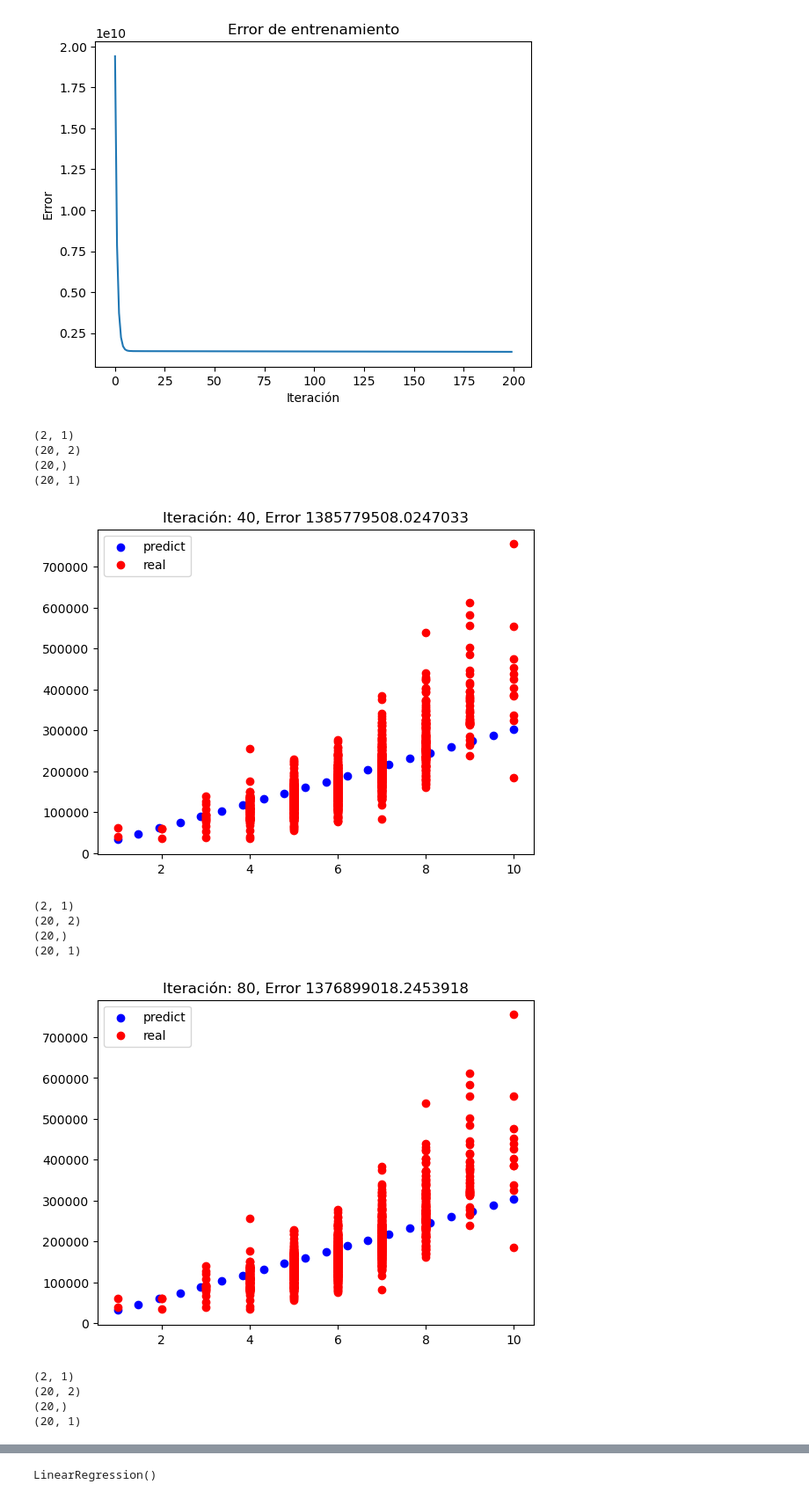
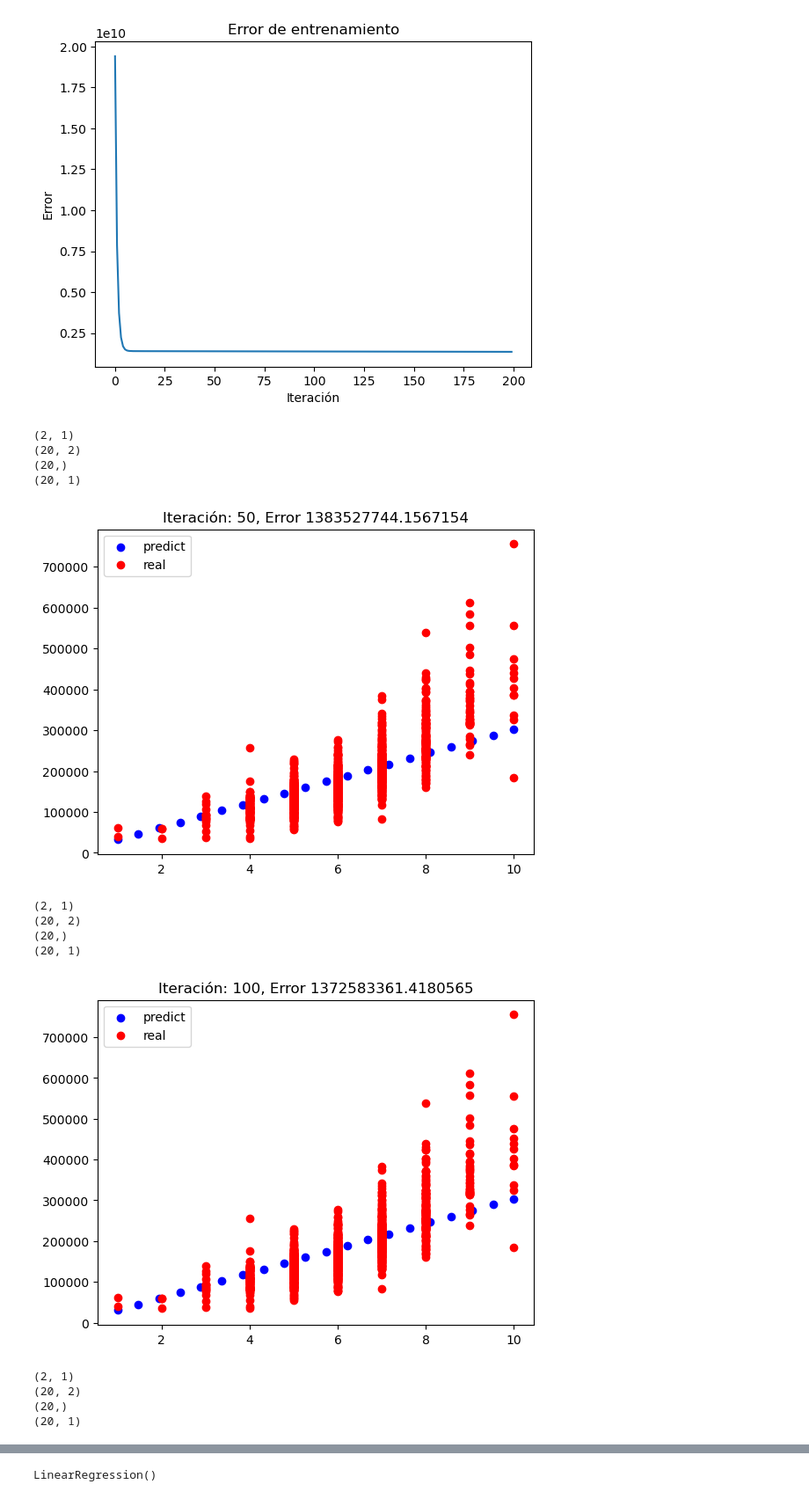
Before and after one commit to balmoreka/Papd_python, a Jupyter notebook: Proyecto 1/Proyecto.ipynb, the cells around one changed output, grey strips where cells are left out. Shown at 88% size. Drawn from its saved outputs; the diff is of its cells as text; code cells hidden in the pictures.

```diff
--- a/Proyecto 1/Proyecto.ipynb
+++ b/Proyecto 1/Proyecto.ipynb
@@ -366,5 +367,5 @@ class Linear_Regression():
 LR = Linear_Regression()
 # %%
 # entrenar un modelo
-_, _ = LR.fit_my_model(X_train[:,0], y_train, epoch=200, imprimir_error_cada=20, alpha=0.01)
+_, _ = LR.fit_my_model(X_train[:,0], y_train, epoch=200, imprimir_error_cada=25, alpha=0.01)
 # %% [output]
@@ -385,18 +384,18 @@ LR.graph_error()
 [figure]
 # %%
 # ver la evolución del modelo
-LR.graph_evolution(n=40)
+LR.graph_evolution(n=50)
 # %% [output]
 (2, 1)
 (20, 2)
 (20,)
 (20, 1)
-[figure, old version]
+[figure, new version]
 (2, 1)
 (20, 2)
 (20,)
 (20, 1)
-[figure, old version]
+[figure, new version]
 (2, 1)
 (20, 2)
 (20,)
```
Also changed, not shown: parts of 4 cells of this notebook, 1 other file.
